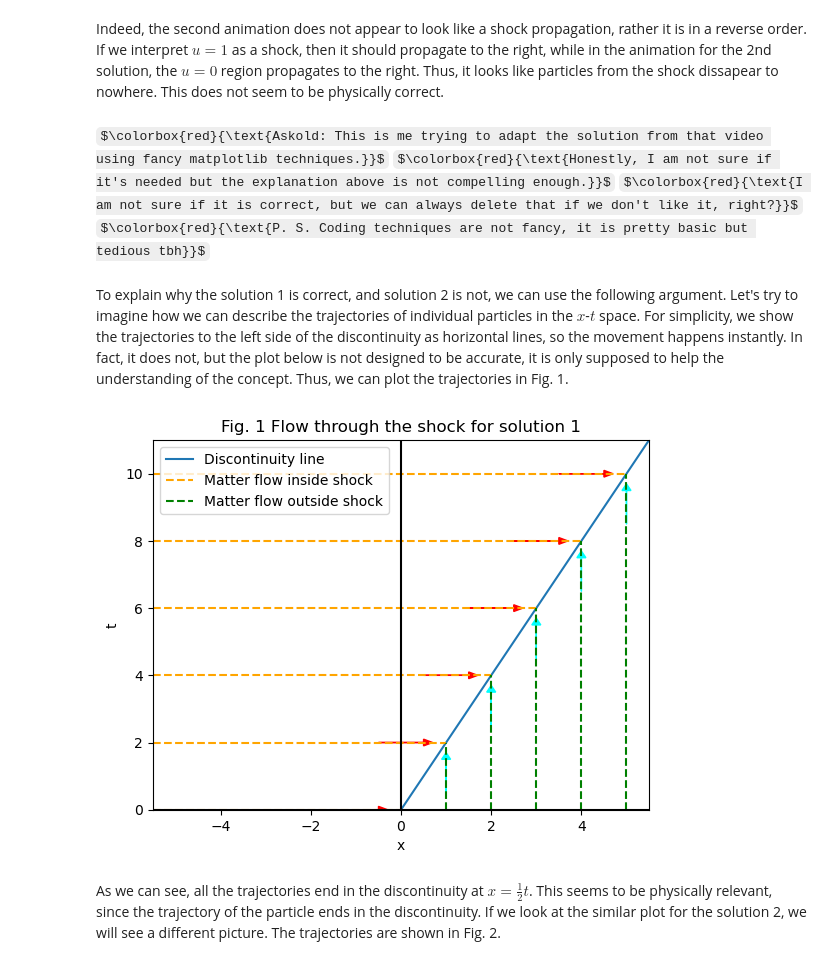
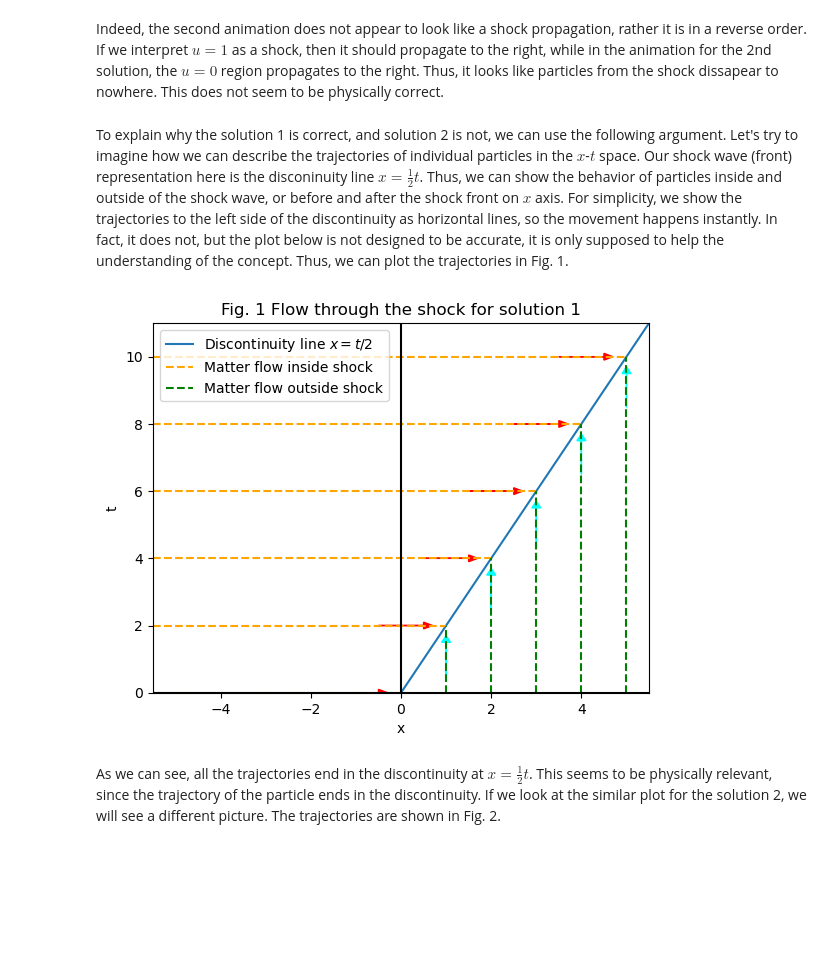
Before and after one commit to askoldvilkha/CompMethods_Astro23, a Jupyter notebook: HW6/hw6_VilkhaPaulBinu.ipynb, the cells around one changed output. Drawn from its saved outputs; the diff is of its cells as text; code cells hidden in the pictures; some formulas as TeX source; blank space fills up the shorter version.

Commit message:
HW6 Done. Code reviewed in person. Possibly it could be useful to check the correctness argument using RK4 integration, but as a long-term goal.

```diff
--- a/HW6/hw6_VilkhaPaulBinu.ipynb
+++ b/HW6/hw6_VilkhaPaulBinu.ipynb
@@ -215,32 +212,27 @@ display.Video("sol_correct_2_video.mp4", width = 700, height = 500, embed = True
 [interactive output not drawn]
 # %% [markdown]
 Indeed, the second animation does not appear to look like a shock propagation, rather it is in a reverse order. If we interpret $u = 1$ as a shock, then it should propagate to the right, while in the animation for the 2nd solution, the $u = 0$ region propagates to the right. Thus, it looks like particles from the shock dissapear to nowhere. This does not seem to be physically correct.
-# %% [markdown]
-$\colorbox{red}{\text{Askold: This is me trying to adapt the solution from that video using fancy matplotlib techniques.}}$
-$\colorbox{red}{\text{Honestly, I am not sure if it's needed but the explanation above is not compelling enough.}}$
-$\colorbox{red}{\text{I am not sure if it is correct, but we can always delete that if we don't like it, right?}}$ \
-$\colorbox{red}{\text{P. S. Coding techniques are not fancy, it is pretty basic but tedious tbh}}$
 # %% [markdown]
-To explain why the solution 1 is correct, and solution 2 is not, we can use the following argument. Let's try to imagine how we can describe the trajectories of individual particles in the $x$-$t$ space. For simplicity, we show the trajectories to the left side of the discontinuity as horizontal lines, so the movement happens instantly. In fact, it does not, but the plot below is not designed to be accurate, it is only supposed to help the understanding of the concept. Thus, we can plot the trajectories in Fig. 1.
+To explain why the solution 1 is correct, and solution 2 is not, we can use the following argument. Let's try to imagine how we can describe the trajectories of individual particles in the $x$-$t$ space. Our shock wave (front) representation here is the disconinuity line $x = \frac{1}{2}t$. Thus, we can show the behavior of particles inside and outside of the shock wave, or before and after the shock front on $x$ axis. For simplicity, we show the trajectories to the left side of the discontinuity as horizontal lines, so the movement happens instantly. In fact, it does not, but the plot below is not designed to be accurate, it is only supposed to help the understanding of the concept. Thus, we can plot the trajectories in Fig. 1.
 # %%
-plt.plot(x_array, 2 * x_array, label = r'Discontinuity line')
+plt.plot(x_array, 2 * x_array, label = r'Discontinuity line $x = t/2$')
 for i in range(5):
     plt.plot([-5.5, i], [2 * i, 2 * i], color = 'orange', linestyle = 'dashed')
     plt.arrow(i - 1.5, 2 * i, 1, 0, color = 'red', head_width = 0.2, head_length = 0.2)
     plt.plot([i, i], [0, 2 * i], color = 'green', linestyle = 'dashed')
     plt.arrow(i, 2 * i - 1.5, 0, 1, color = 'cyan', head_width = 0.2, head_length = 0.2)
 plt.plot([-5.5, 5], [10, 10], color = 'orange', linestyle = 'dashed', label = r'Matter flow inside shock')
 plt.arrow(5 - 1.5, 2 * 5, 1, 0, color = 'red', head_width = 0.2, head_length = 0.2)
 plt.plot([5, 5], [0, 10], color = 'green', linestyle = 'dashed', label = r'Matter flow outside shock')
 plt.arrow(5, 10 - 1.5, 0, 1, color = 'cyan', head_width = 0.2, head_length = 0.2)
 plt.axhline(0, color = 'black')
 plt.axvline(0, color = 'black')
 plt.xlabel('x'); plt.ylabel('t')
 plt.ylim(0, 11); plt.xlim(-5.5, 5.5)
 plt.legend()
 plt.title('Fig. 1 Flow through the shock for solution 1');
 # %% [output]
-[figure, old version]
+[figure, new version]
 # %% [markdown]
 As we can see, all the trajectories end in the discontinuity at $x = \frac{1}{2} t$. This seems to be physically relevant, since the trajectory of the particle ends in the discontinuity. If we look at the similar plot for the solution 2, we will see a different picture. The trajectories are shown in Fig. 2.
 # %%
```
Also changed, not shown: parts of 11 cells of this notebook.
